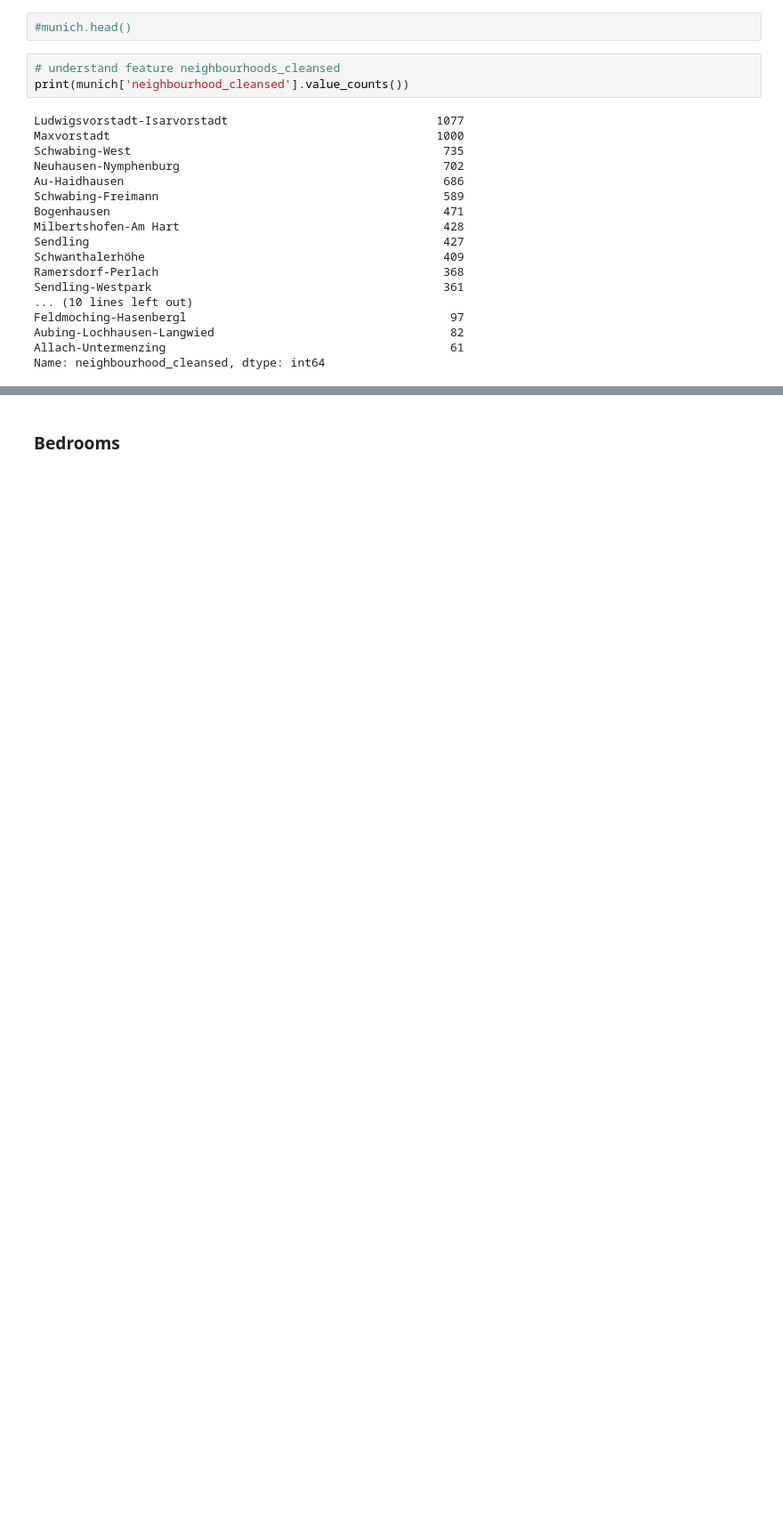
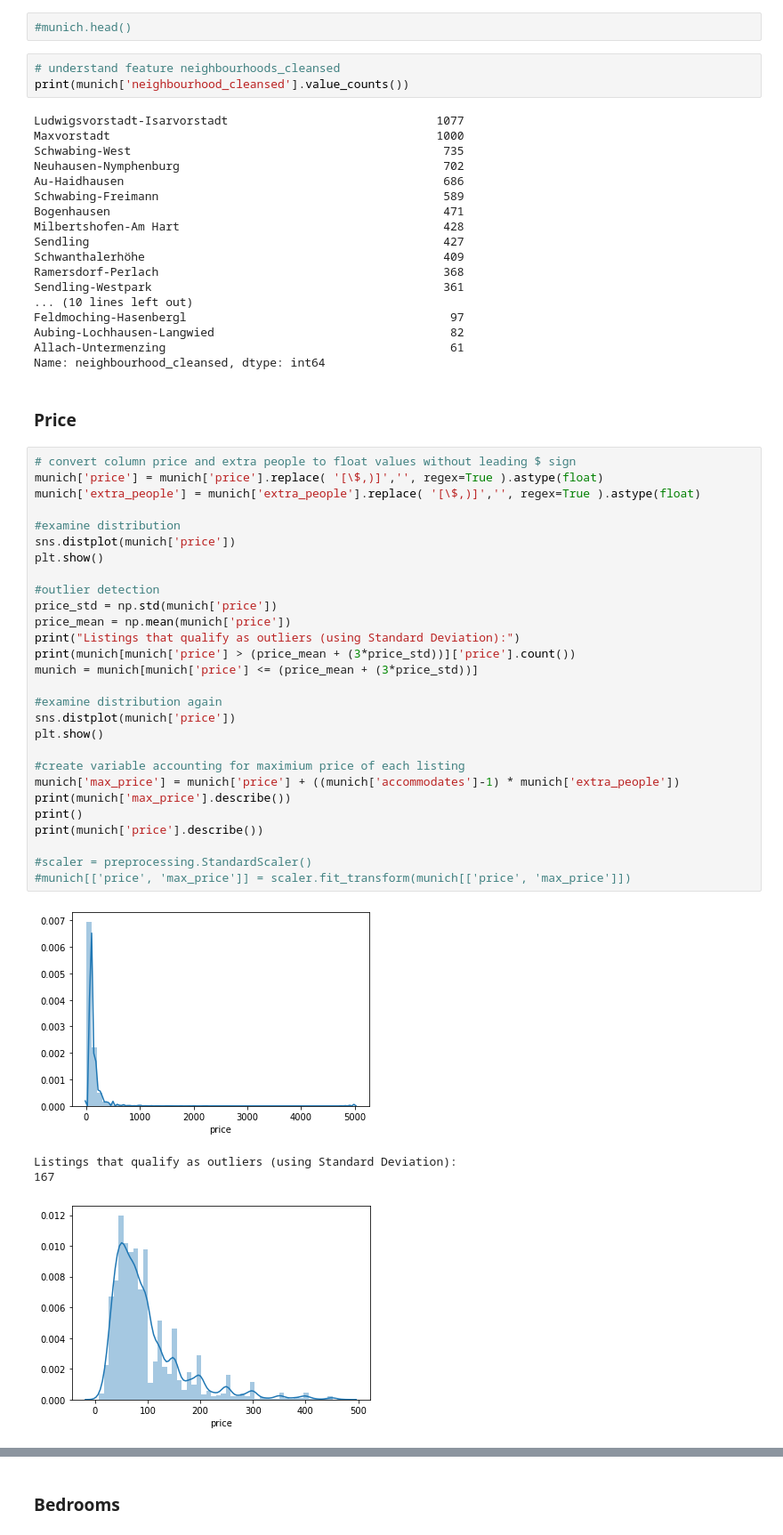
Before and after one commit to dschweim/DataMiningAirbnb, a Jupyter notebook: AirbnbMunich.ipynb, the cells around one changed output, grey strips where cells are left out. Shown at 89% size. Saved outputs shown, nothing was run; the diff lists cells and outputs as text; blank space fills up the shorter version.

```diff
--- a/AirbnbMunich.ipynb
+++ b/AirbnbMunich.ipynb
@@ -78,3 +83,38 @@ Feldmoching-Hasenbergl                                      97
 Aubing-Lochhausen-Langwied                                  82
 Allach-Untermenzing                                         61
 Name: neighbourhood_cleansed, dtype: int64
+# %% [markdown]
+### Price
+# %%
+# convert column price and extra people to float values without leading $ sign
+munich['price'] = munich['price'].replace( '[\$,)]','', regex=True ).astype(float)
+munich['extra_people'] = munich['extra_people'].replace( '[\$,)]','', regex=True ).astype(float)
+
+#examine distribution
+sns.distplot(munich['price'])
+plt.show()
+
+#outlier detection
+price_std = np.std(munich['price'])
+price_mean = np.mean(munich['price'])
+print("Listings that qualify as outliers (using Standard Deviation):")
+print(munich[munich['price'] > (price_mean + (3*price_std))]['price'].count())
+munich = munich[munich['price'] <= (price_mean + (3*price_std))]
+
+#examine distribution again
+sns.distplot(munich['price'])
+plt.show()
+
+#create variable accounting for maximium price of each listing
+munich['max_price'] = munich['price'] + ((munich['accommodates']-1) * munich['extra_people'])
+print(munich['max_price'].describe())
+print()
+print(munich['price'].describe())
+
+#scaler = preprocessing.StandardScaler()
+#munich[['price', 'max_price']] = scaler.fit_transform(munich[['price', 'max_price']])
+# %% [output]
+[figure, added]
+Listings that qualify as outliers (using Standard Deviation):
+167
+[figure, added]
```
Also changed, not shown: parts of 17 cells of this notebook, 5 other files.
